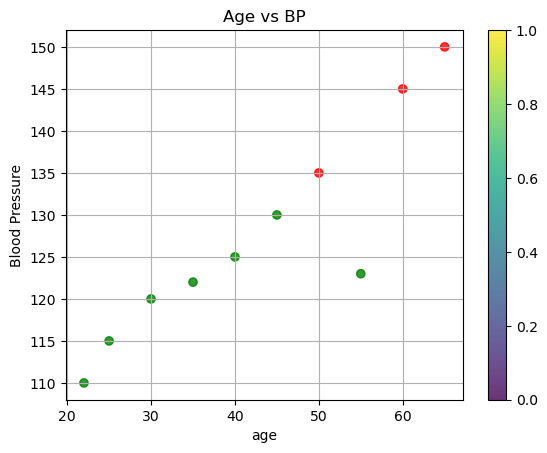
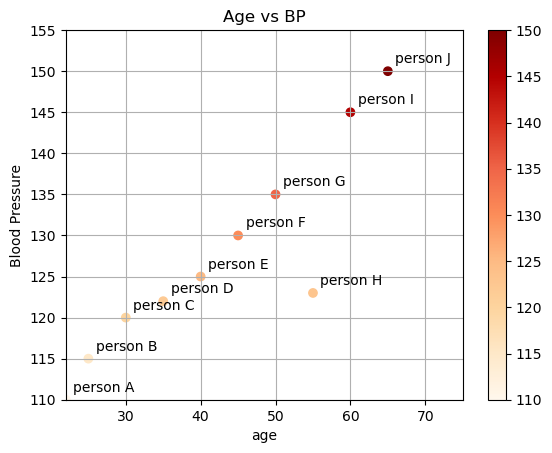
The change to this notebook cell's code, shown as a diff; its figure went from the first image to the second:
--- before
+++ after
@@ -8,5 +8,5 @@
 
 colors = ["green" if x < 135 else "red" for x in blood_pressure]
-plt.scatter(age, blood_pressure, color= colors, alpha= 0.8)
+plt.scatter(age, blood_pressure, cmap="OrRd",c=blood_pressure, alpha= 1)
 plt.title("Age vs BP")
 plt.xlabel("age")
@@ -15,2 +15,8 @@
 plt.grid()
 plt.colorbar()
+
+for i in range(len(people)):
+    plt.annotate(people[i], xy=(age[i], blood_pressure[i]), xytext=(age[i]+1, blood_pressure[i]+1))
+
+plt.xlim(min(age), max(age)+10)
+plt.ylim(min(blood_pressure), max(blood_pressure)+5)

Commit: scatter plot on mutiple data